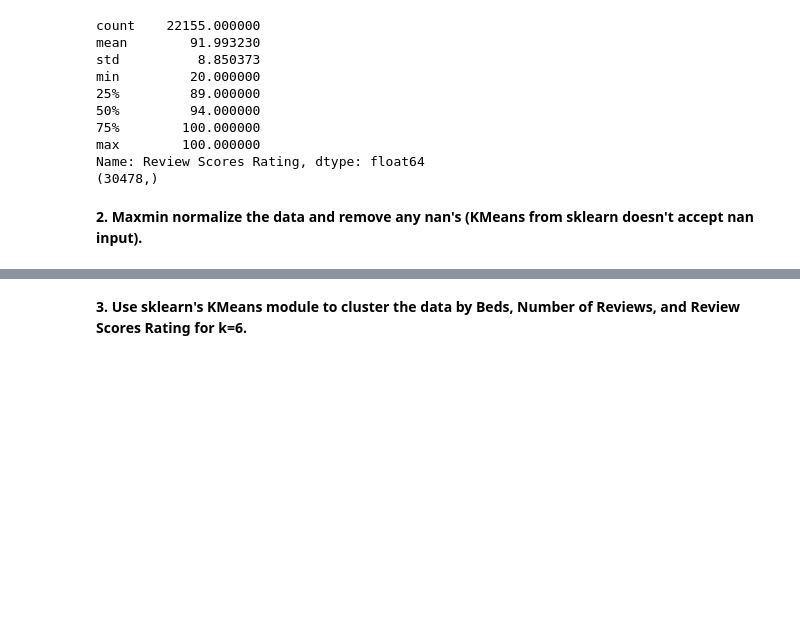
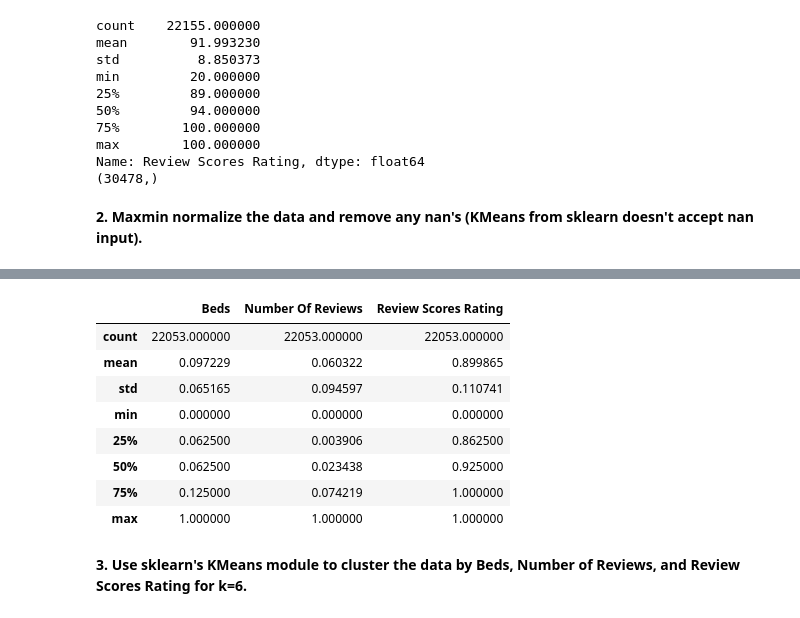
Before and after one commit to abkerper/kmc, a Jupyter notebook: assignment_kmc.ipynb, the cells around one changed output, grey strips where cells are left out. Saved outputs shown, nothing was run; the diff lists cells and outputs as text; code cells hidden in the pictures; blank space fills up the shorter version.

```diff
--- a/assignment_kmc.ipynb
+++ b/assignment_kmc.ipynb
@@ -71,6 +71,7 @@ beds.value_counts()
 Name: Beds, dtype: int64
 # %%
 beds = beds.replace(np.nan, 1) #replace na with 1 bed
+beds = pd.to_numeric(beds,errors='coerce')
 df['Beds'] = beds #put dummy variable bac in df
 # %%
 no_of_reviews.value_counts() #already clean
@@ -120,2 +119,14 @@ TypeError: '<' not supported between instances of 'method' and 'method'
+# %%
+df2.describe()
+# %% [output]
+|  | Beds | Number Of Reviews | Review Scores Rating |
+| count | 22053.000000 | 22053.000000 | 22053.000000 |
+| mean | 0.097229 | 0.060322 | 0.899865 |
+| std | 0.065165 | 0.094597 | 0.110741 |
+| min | 0.000000 | 0.000000 | 0.000000 |
+| 25% | 0.062500 | 0.003906 | 0.862500 |
+| 50% | 0.062500 | 0.023438 | 0.925000 |
+| 75% | 0.125000 | 0.074219 | 1.000000 |
+| max | 1.000000 | 1.000000 | 1.000000 |
 # %% [markdown]
 **3. Use sklearn's KMeans module to cluster the data by Beds, Number of Reviews, and Review Scores Rating for k=6.**
```
Also changed, not shown: parts of 10 cells of this notebook.
